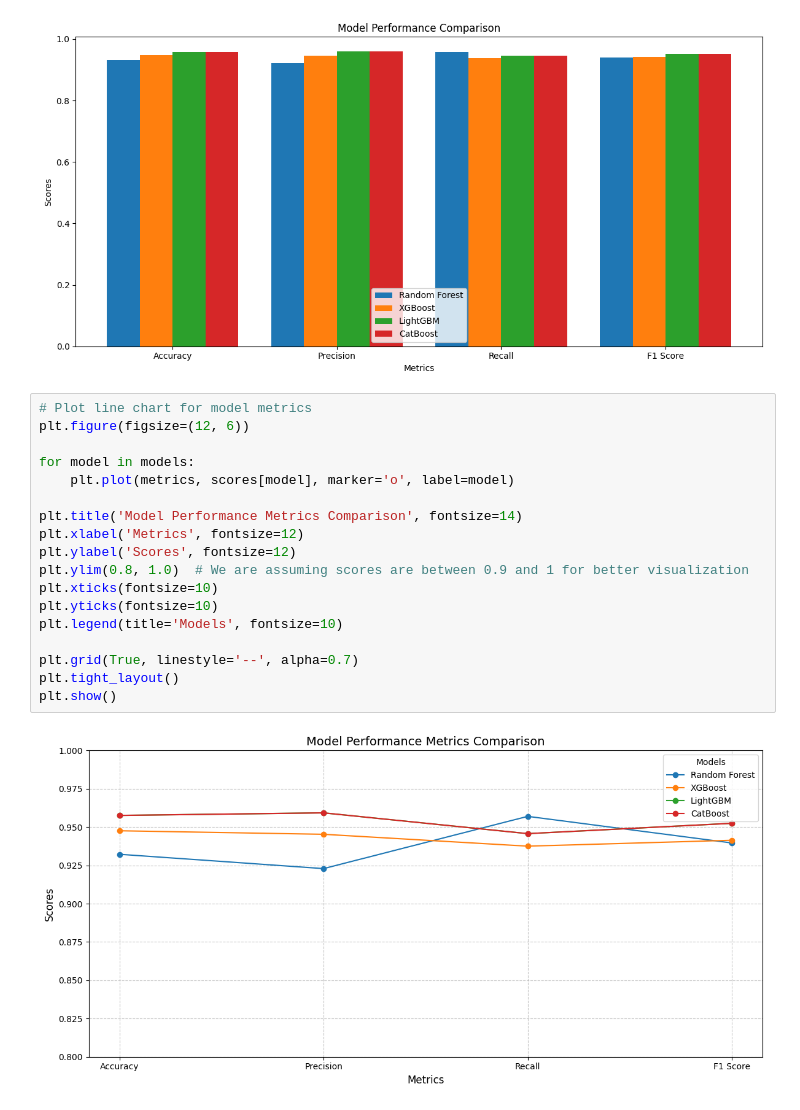
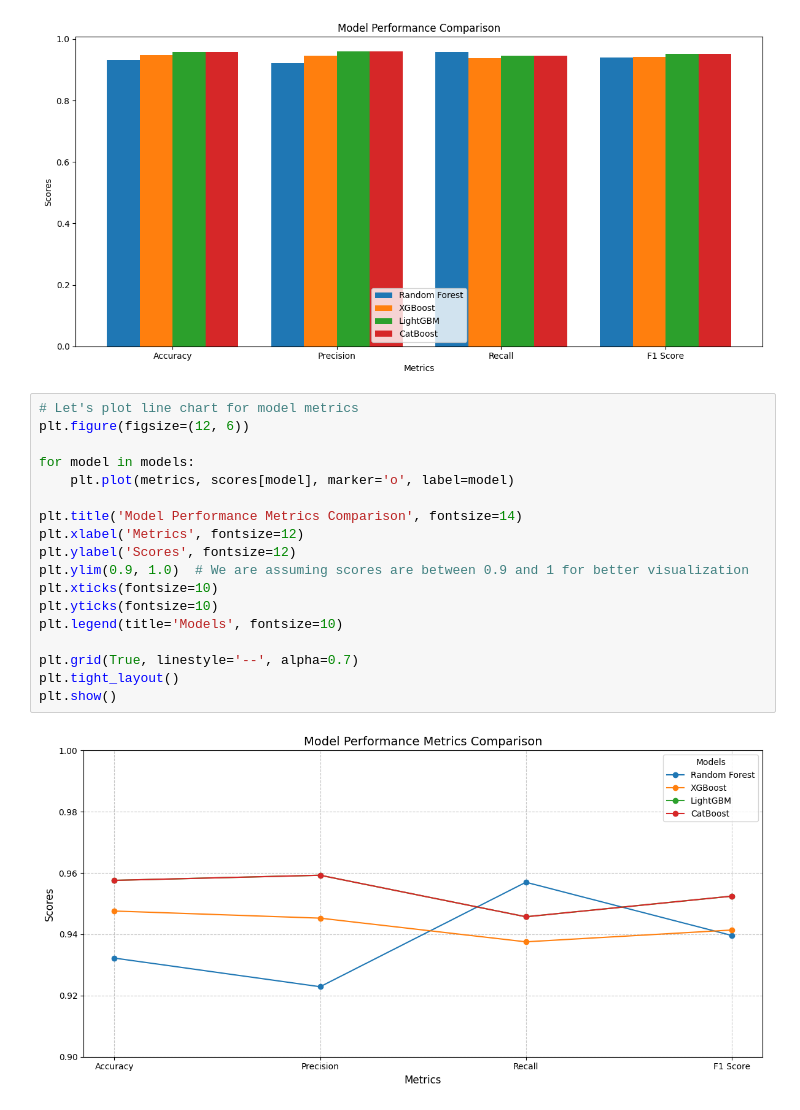
Before and after one commit to MuhammedShiway/Medical-ML, a Jupyter notebook: 95-76-eeg-eye-state-prediction.ipynb, the cells around one changed output. Saved outputs shown, nothing was run; the diff lists cells and outputs as text.

```diff
--- a/95-76-eeg-eye-state-prediction.ipynb
+++ b/95-76-eeg-eye-state-prediction.ipynb
@@ -443,22 +443,22 @@ plt.show()
 # %% [output]
 [figure]
 # %%
-# Plot line chart for model metrics
+# Let's plot line chart for model metrics
 plt.figure(figsize=(12, 6))
 
 for model in models:
     plt.plot(metrics, scores[model], marker='o', label=model)
 
 plt.title('Model Performance Metrics Comparison', fontsize=14)
 plt.xlabel('Metrics', fontsize=12)
 plt.ylabel('Scores', fontsize=12)
-plt.ylim(0.8, 1.0)  # We are assuming scores are between 0.9 and 1 for better visualization
+plt.ylim(0.9, 1.0)  # We are assuming scores are between 0.9 and 1 for better visualization
 plt.xticks(fontsize=10)
 plt.yticks(fontsize=10)
 plt.legend(title='Models', fontsize=10)
 
 plt.grid(True, linestyle='--', alpha=0.7)
 plt.tight_layout()
 plt.show()
 # %% [output]
-[figure, old version]
+[figure, new version]
```
Also changed, not shown: parts of 1 cell of this notebook.
